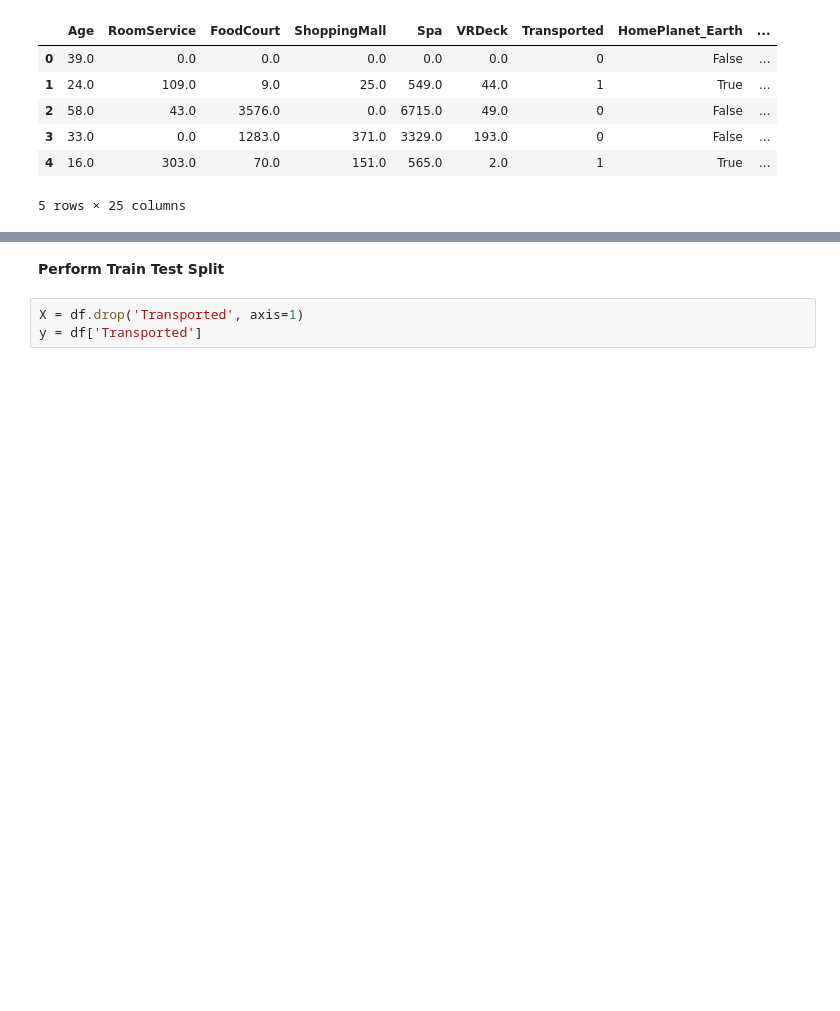
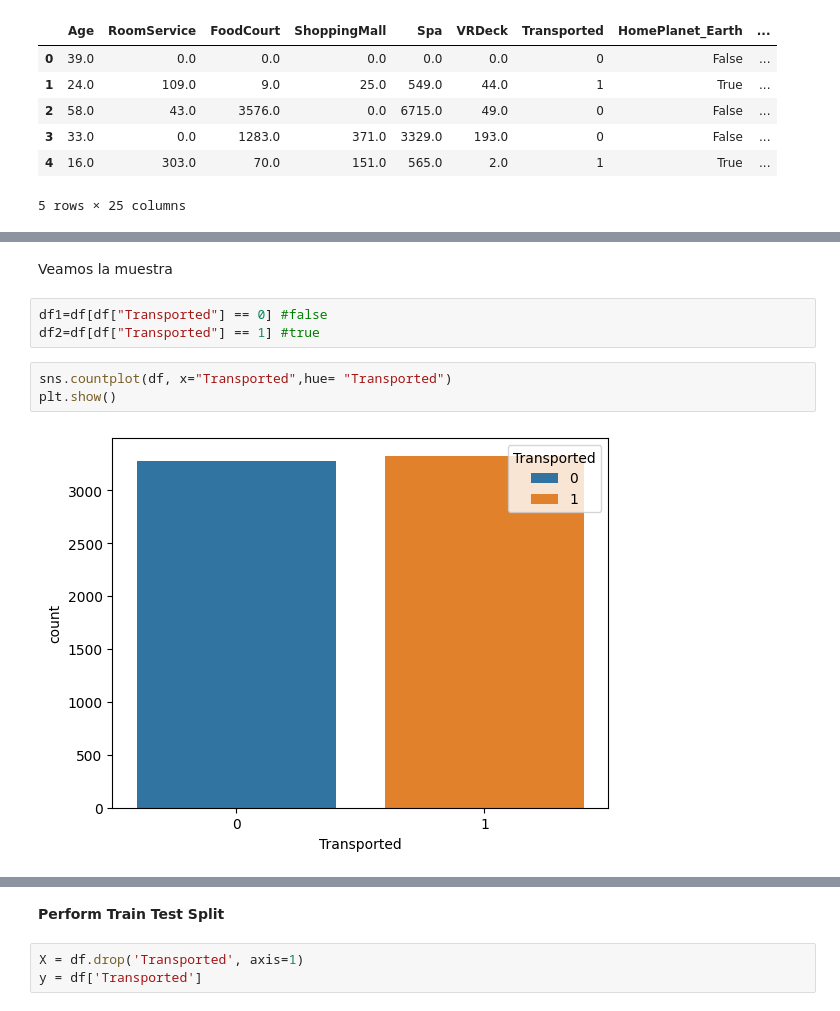
Before and after one commit to ConstanzaSegoviaA/lab-feature-engineering, a Jupyter notebook: lab-feature_eng.ipynb, the cells around one changed output, grey strips where cells are left out. Saved outputs shown, nothing was run; the diff lists cells and outputs as text; blank space fills up the shorter version.

```diff
--- a/lab-feature_eng.ipynb
+++ b/lab-feature_eng.ipynb
@@ -241,0 +269,10 @@ df.head()
+# %% [markdown]
+Veamos la muestra
+# %%
+df1=df[df["Transported"] == 0] #false
+df2=df[df["Transported"] == 1] #true
+# %%
+sns.countplot(df, x="Transported",hue= "Transported")
+plt.show()
+# %% [output]
+[figure, added]
```
Also changed, not shown: parts of 6 cells of this notebook.
